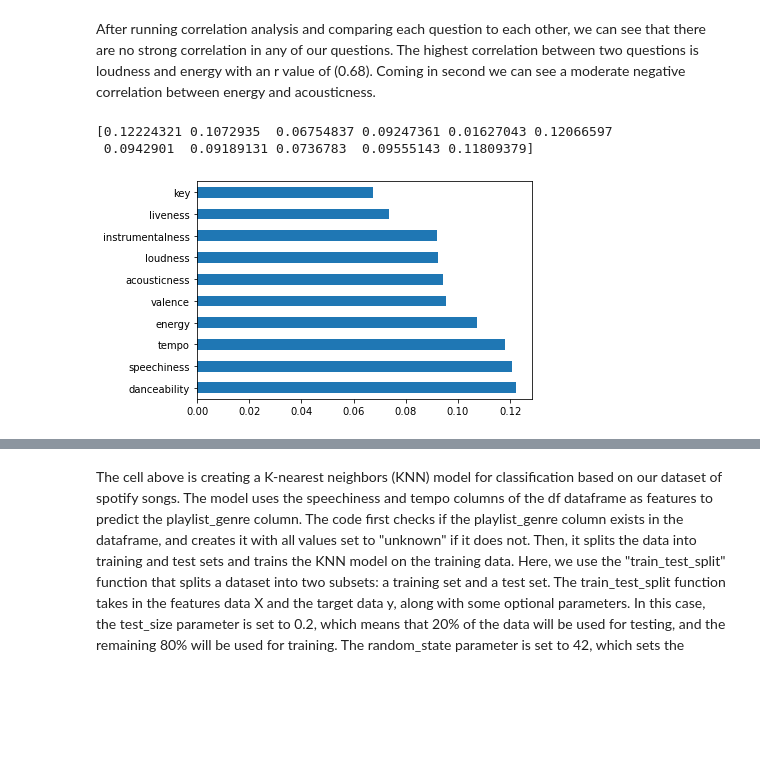
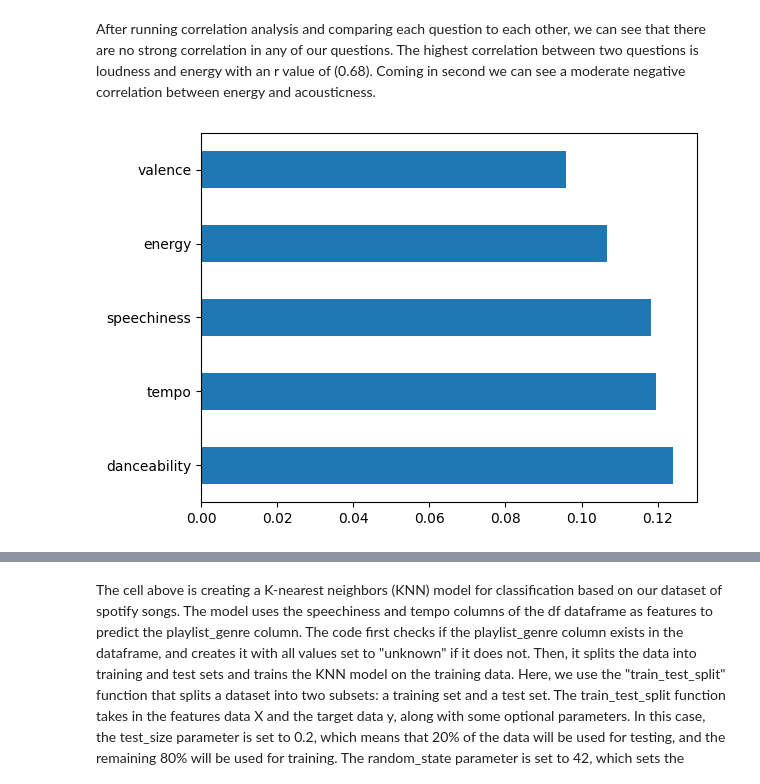
Before and after one commit to RaymondNg0054/cs105_finalproject, a Jupyter notebook: cs105_finalproject.ipynb, the cells around one changed output, grey strips where cells are left out. Saved outputs shown, nothing was run; the diff lists cells and outputs as text; code cells hidden in the pictures; blank space fills up the shorter version.

```diff
--- a/cs105_finalproject.ipynb
+++ b/cs105_finalproject.ipynb
@@ -379,19 +382,16 @@ After running correlation analysis and comparing each question to each other, we
 # %%
 #Feature selection to pick the highest possible features for best accuracy
 from sklearn.ensemble import ExtraTreesClassifier
 X = df.iloc[:,2:13]
 Y = df.iloc[:,1]
 
 model = ExtraTreesClassifier()
 model.fit(X,Y)
-print(model.feature_importances_)
 feat_importance = pd.Series(model.feature_importances_,index=X.columns)
-feat_importance.nlargest(10).plot(kind='barh')
+feat_importance.nlargest(5).plot(kind='barh')
 plt.show()
 # %% [output]
-[0.12224321 0.1072935  0.06754837 0.09247361 0.01627043 0.12066597
- 0.0942901  0.09189131 0.0736783  0.09555143 0.11809379]
-[figure, old version]
+[figure, new version]
 # %%
 
 # If the dataset does not have a "playlist_genre" column, create one
```
Also changed, not shown: parts of 11 cells of this notebook.
